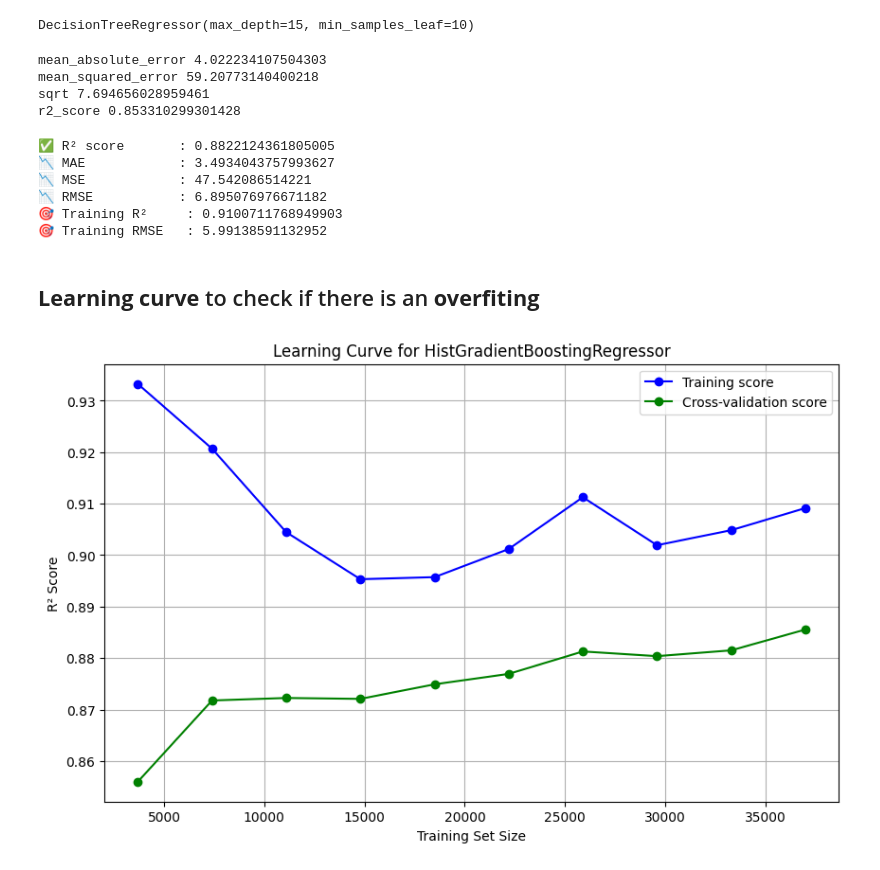
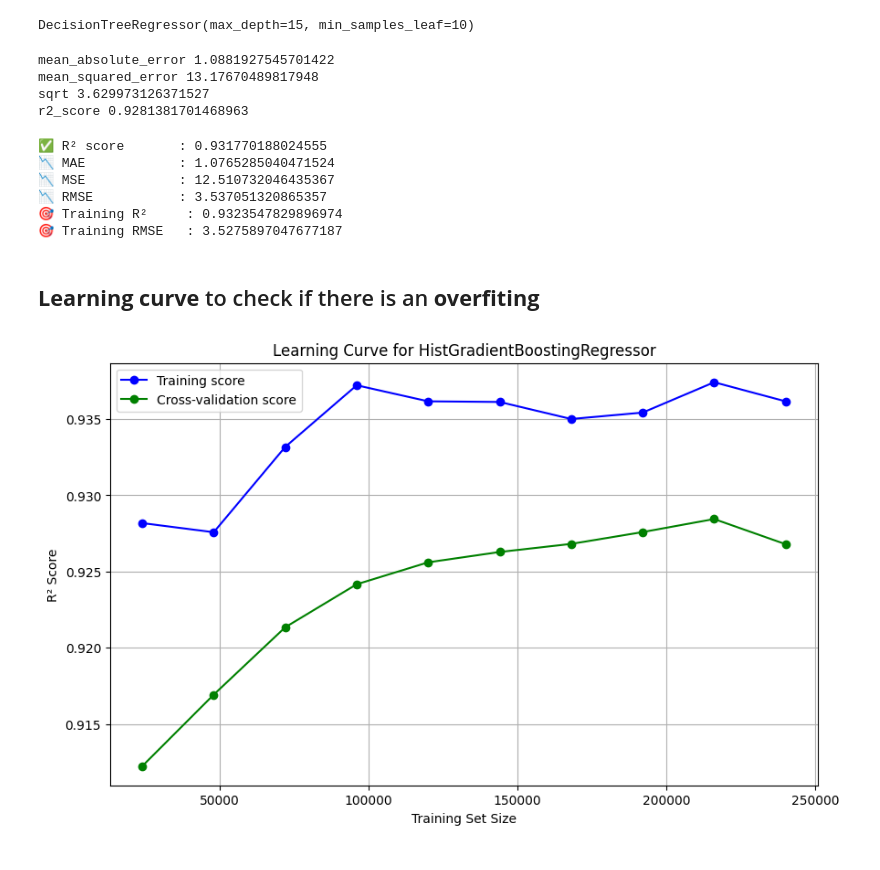
Before and after one commit to ebraheem002/nyc-taxi, a Jupyter notebook: presentable nootebook.ipynb, the cells around one changed output. Cells and saved outputs as stored; diff of their text form; code cells hidden in the pictures.

```diff
--- a/presentable nootebook.ipynb
+++ b/presentable nootebook.ipynb
@@ -239,8 +239,8 @@ taxi_grouped_by_region['trip_distance'].hist(bins=100, figsize=(10,5))
 [figure]
 # %%
 from sklearn.model_selection import train_test_split
-x = taxi_grouped_by_region[categioral_columns + date_cols +numerical_columns]
-y = taxi_grouped_by_region[[target]]
+x = df_encoded[categioral_columns + date_cols +numerical_columns]
+y = df_encoded[[target]]
 x_train, x_test, y_train, y_test = train_test_split(x, y, test_size=0.33, random_state=42)
 # %%
 from sklearn.tree import DecisionTreeRegressor
@@ -264,10 +264,10 @@ print('mean_squared_error',mean_squared_error(y_test,y_pred))
 print('sqrt',sqrt(mean_squared_error(y_test,y_pred)))
 print('r2_score',r2_score(y_test, y_pred))
 # %% [output]
-mean_absolute_error 4.022234107504303
-mean_squared_error 59.20773140400218
-sqrt 7.694656028959461
-r2_score 0.853310299301428
+mean_absolute_error 1.0881927545701422
+mean_squared_error 13.17670489817948
+sqrt 3.629973126371527
+r2_score 0.9281381701468963
 # %%
 # from sklearn.model_selection import GridSearchCV
 
@@ -329,41 +329,41 @@ train_rmse = np.sqrt(mean_squared_error(y_train, y_train_pred))
 print(f"🎯 Training R²     : {train_r2}")
 print(f"🎯 Training RMSE   : {train_rmse}")
 # %% [output]
-✅ R² score       : 0.8822124361805005
-📉 MAE            : 3.4934043757993627
-📉 MSE            : 47.542086514221
-📉 RMSE           : 6.895076976671182
-🎯 Training R²     : 0.9100711768949903
-🎯 Training RMSE   : 5.99138591132952
+✅ R² score       : 0.931770188024555
+📉 MAE            : 1.0765285040471524
+📉 MSE            : 12.510732046435367
+📉 RMSE           : 3.537051320865357
+🎯 Training R²     : 0.9323547829896974
+🎯 Training RMSE   : 3.5275897047677187
 # %% [markdown]
 
 ## **Learning curve** to check if there is an **overfiting**
 # %%
 from sklearn.model_selection import learning_curve
 import matplotlib.pyplot as plt
 import numpy as np
 
 
 train_sizes, train_scores, test_scores = learning_curve(
-    hgb, x_train, y_train,
+    hgb, x_sample, y_sample,
     cv =5 ,
     scoring = 'r2',
     train_sizes = np.linspace(0.1,1.0,10),
     n_jobs=-1,
     random_state=42
 )
 
 train_scores_mean = np.mean(train_scores, axis=1)
 test_scores_mean = np.mean(test_scores, axis=1)
 
 plt.figure(figsize=(10,6 ))
 plt.plot(train_sizes, train_scores_mean, '-o' , color='blue',label='Training score')
 plt.plot(train_sizes, test_scores_mean, '-o' , color='green',label='Cross-validation score')
 plt.title('Learning Curve for HistGradientBoostingRegressor')
 plt.xlabel('Training Set Size')
 plt.ylabel('R² Score')
 plt.legend(loc='best')
 plt.grid(True)
 plt.show()
 # %% [output]
-[figure, old version]
+[figure, new version]
```
Also changed, not shown: parts of 3 cells of this notebook.
